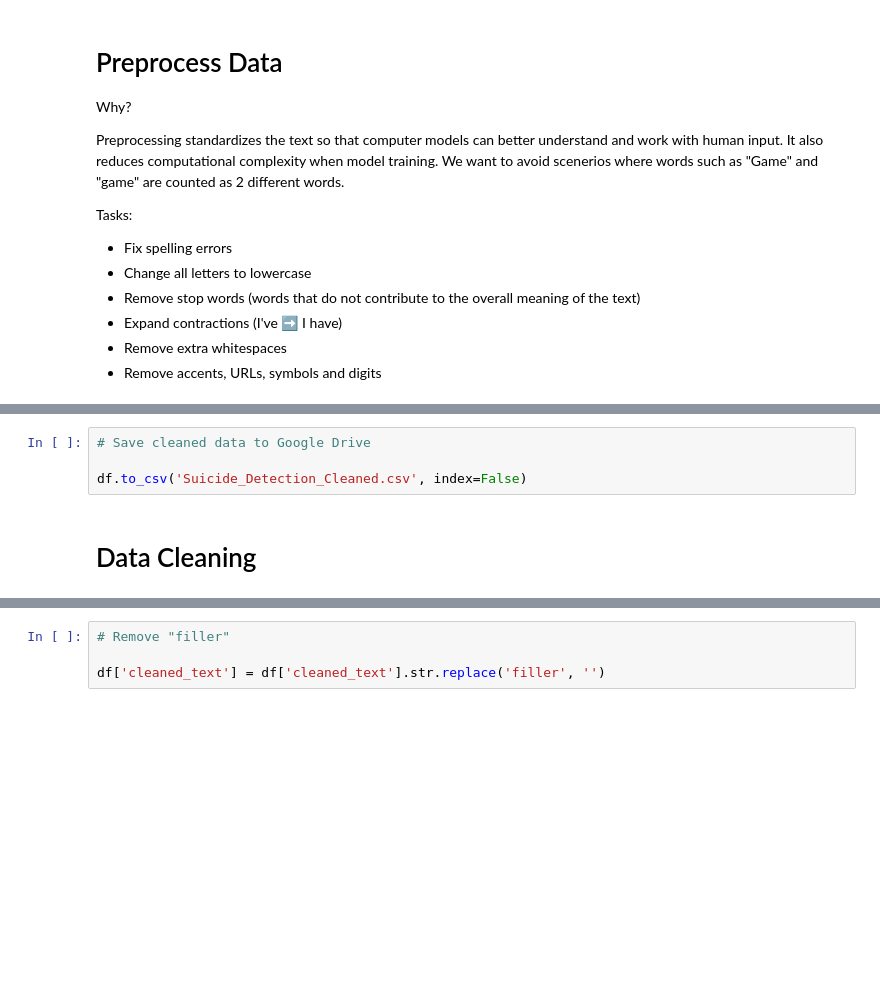
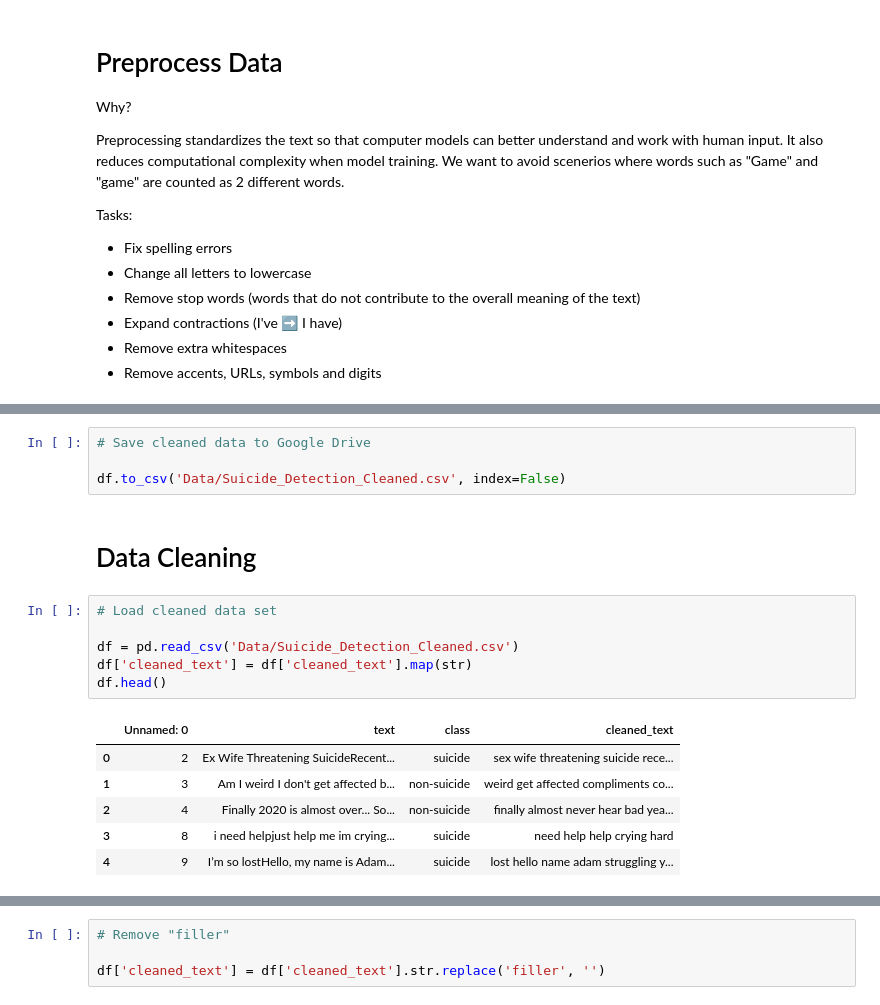
Before and after one commit to kimberlycao/Suicidal-BERT, a Jupyter notebook: suicide_detection.ipynb, the cells around one changed output, grey strips where cells are left out. Saved outputs shown, nothing was run; the diff lists cells and outputs as text; blank space fills up the shorter version.

```diff
--- a/suicide_detection.ipynb
+++ b/suicide_detection.ipynb
@@ -168,9 +155,22 @@ df[:10]
 # %%
 # Save cleaned data to Google Drive
 
-df.to_csv('Suicide_Detection_Cleaned.csv', index=False)
+df.to_csv('Data/Suicide_Detection_Cleaned.csv', index=False)
 # %% [markdown]
 # Data Cleaning
+# %%
+# Load cleaned data set
+
+df = pd.read_csv('Data/Suicide_Detection_Cleaned.csv')
+df['cleaned_text'] = df['cleaned_text'].map(str)
+df.head()
+# %% [output]
+|  | Unnamed: 0 | text | class | cleaned_text |
+| 0 | 2 | Ex Wife Threatening SuicideRecent... | suicide | sex wife threatening suicide rece... |
+| 1 | 3 | Am I weird I don't get affected b... | non-suicide | weird get affected compliments co... |
+| 2 | 4 | Finally 2020 is almost over... So... | non-suicide | finally almost never hear bad yea... |
+| 3 | 8 | i need helpjust help me im crying... | suicide | need help help crying hard |
+| 4 | 9 | I’m so lostHello, my name is Adam... | suicide | lost hello name adam struggling y... |
 # %%
 # Examine frequency of words
 
```
Also changed, not shown: parts of 5 cells of this notebook.
